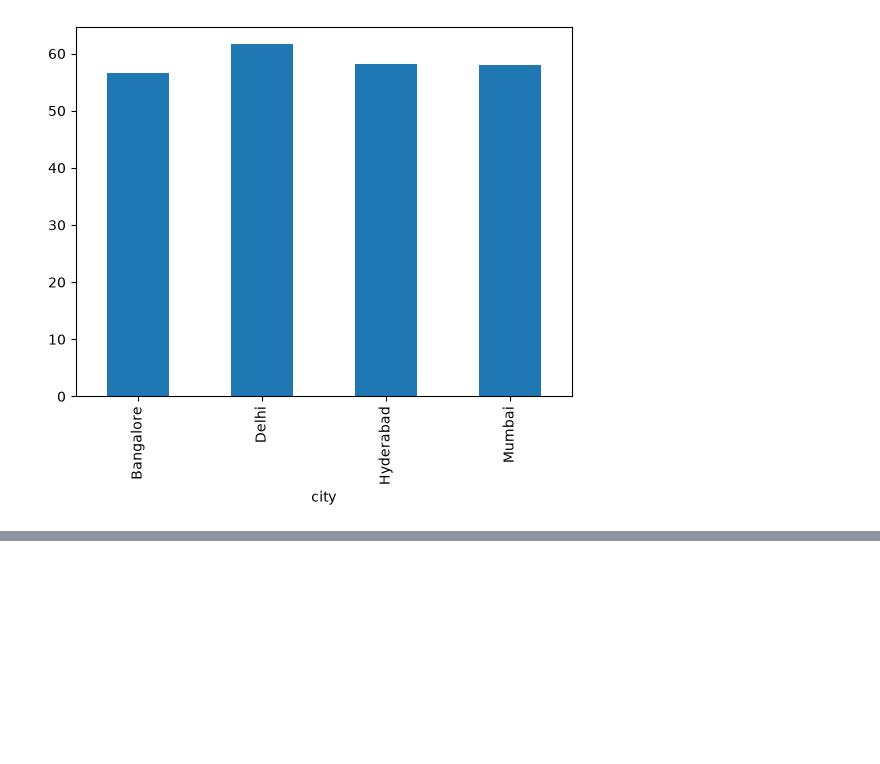
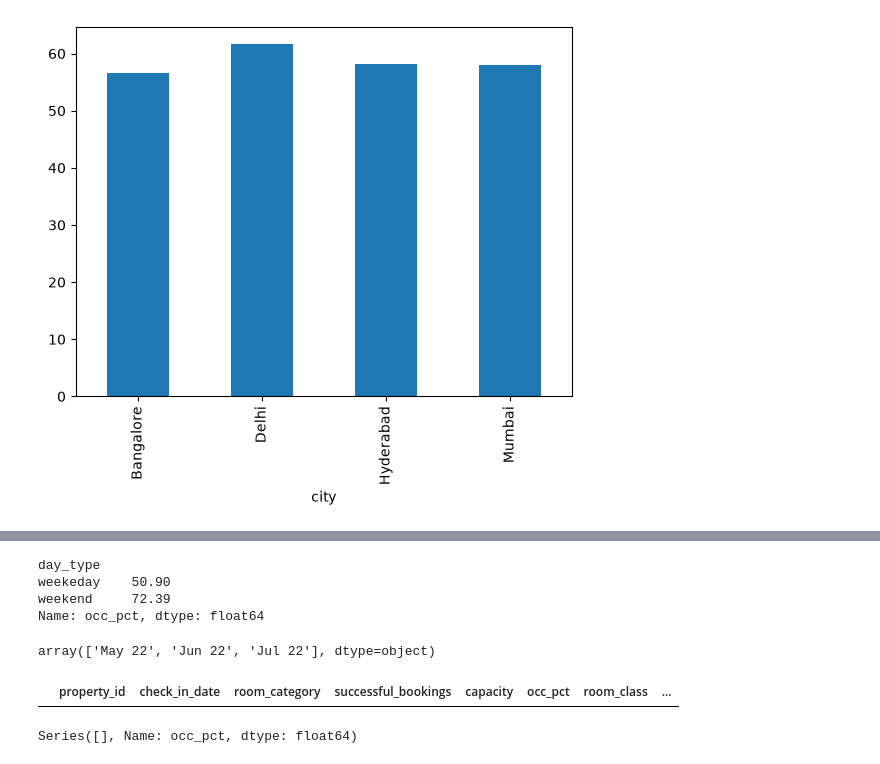
Before and after one commit to zzgirirohit001-tech/Hospitality-Analysis, a Jupyter notebook: Untitled1.ipynb, the cells around one changed output, grey strips where cells are left out. Cells and saved outputs as stored; diff of their text form; code cells hidden in the pictures; blank space fills up the shorter version.

```diff
--- a/Untitled1.ipynb
+++ b/Untitled1.ipynb
@@ -315,0 +349,20 @@ df.groupby("city")["occ_pct"].mean().plot(kind= "bar")  #plotted the city occupa
+# %%
+df.groupby("day_type")["occ_pct"].mean().round(2)
+# %% [output]
+day_type
+weekeday    50.90
+weekend     72.39
+Name: occ_pct, dtype: float64
+# %%
+df["mmm yy"].unique()
+# %% [output]
+array(['May 22', 'Jun 22', 'Jul 22'], dtype=object)
+# %%
+df_june_22 = df[df["mmm yy"]=="jun 22"]
+df_june_22.head(3)
+# %% [output]
+|  | property_id | check_in_date | room_category | successful_bookings | capacity | occ_pct | room_class | ... |
+# %%
+df_june_22.groupby("city")["occ_pct"].mean().round(2)
+# %% [output]
+Series([], Name: occ_pct, dtype: float64)
```
Also changed, not shown: parts of 4 cells of this notebook.
